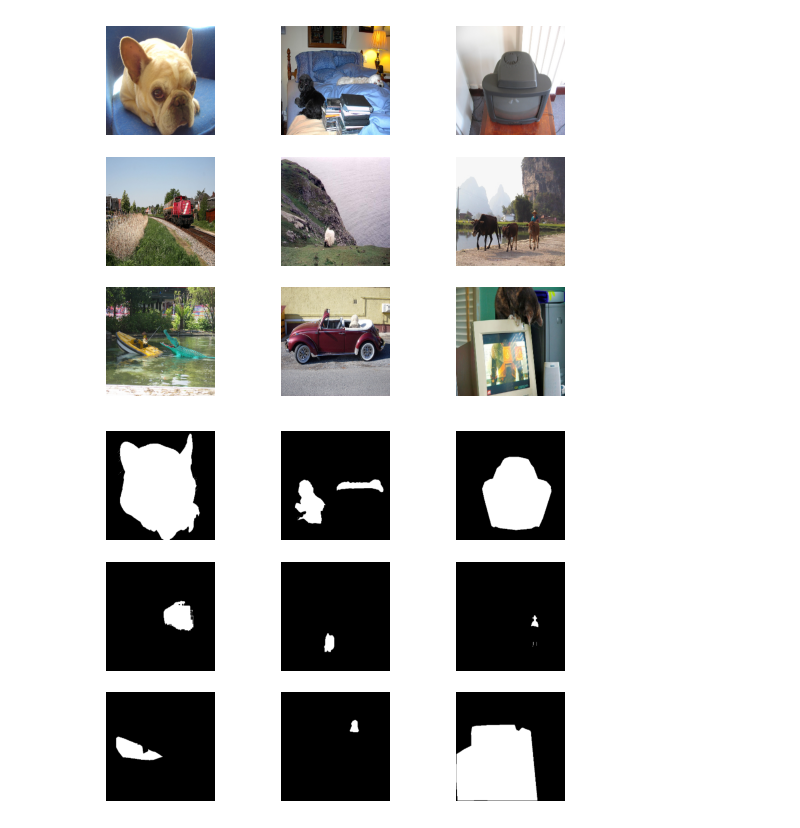
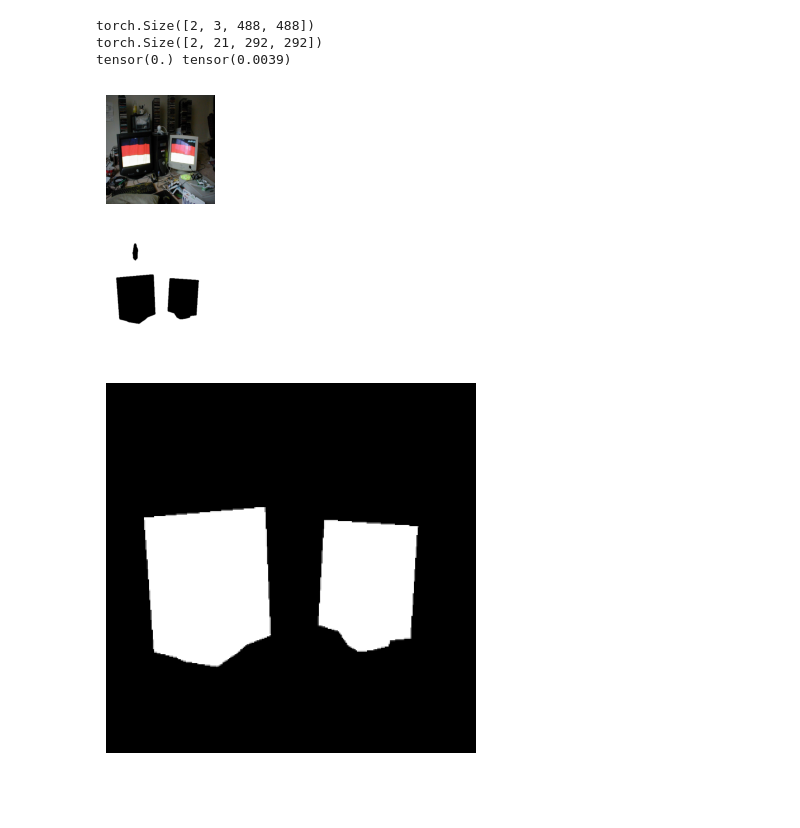
Before and after one commit to valentin-fngr/toy_torch, a Jupyter notebook: tiny_segmentation.ipynb, the cells around one changed output. Saved outputs shown, nothing was run; the diff lists cells and outputs as text; code cells hidden in the pictures; blank space fills up the shorter version.

```diff
--- a/tiny_segmentation.ipynb
+++ b/tiny_segmentation.ipynb
@@ -15,21 +20,22 @@ import numpy as np
 # %%
 train_transform = transforms.Compose([
     transforms.ToTensor(),
-    transforms.Resize((config.image_height, config.image_width)),
-    # ImageNormalization(),
+    ImageNormalization(),
+    transforms.Resize((config.image_height, config.image_width))
 ])
 
 
 mask_transform = transforms.Compose([
     transforms.ToTensor(),
-    transforms.Resize((config.image_height, config.image_width)),
-
+    transforms.Resize((config.mask_height, config.mask_width)),
 ])
 
 
 test_transform = transforms.Compose([
     transforms.ToTensor(),
-    # ImageNormalization(),
+    ImageNormalization(),
+    transforms.Resize((config.image_height, config.image_width)),
+
 ])
 # %%
 VOC_COLORMAP = [
@@ -58,9 +64,9 @@ VOC_COLORMAP = [
 
 
 class PascalVOCDataset(VOCSegmentation):
-    def __init__(self, root="~/data/pascal_voc", image_set="train", download=True, mask_transform=None, transform=None):
+    def __init__(self, root="~/data/pascal_voc", image_set="train", download=True, year="2007", mask_transform=None, transform=None):
         self.mask_transform = mask_transform
-        super().__init__(root=root, image_set=image_set, download=download, transform=transform)
+        super().__init__(root=root, image_set=image_set, download=download, year=year, transform=transform)
 
     @staticmethod
     def _convert_to_segmentation_mask(mask):
@@ -77,6 +83,7 @@ class PascalVOCDataset(VOCSegmentation):
         for label_index, label in enumerate(VOC_COLORMAP):
             # makes sense, check for color code basically, set to zero else
             segmentation_mask[:, :, label_index] = np.all(mask == label, axis=-1).astype(float)
+
         return segmentation_mask
 
     def __getitem__(self, index):
@@ -91,10 +98,11 @@ class PascalVOCDataset(VOCSegmentation):
         # resize masks
         if self.mask_transform is not None:
             mask = self.mask_transform(mask)
+
         return image, mask
 # %%
-train_dataset =  PascalVOCDataset(root="../../research/dataset/", download=False, image_set="train", mask_transform=mask_transform, transform=train_transform)
-val_dataset = PascalVOCDataset(root="../../research/dataset/", download=False, image_set="val", mask_transform=mask_transform, transform=test_transform)
+train_dataset =  PascalVOCDataset(root="../../research/dataset/", download=False, year="2012", image_set="train", mask_transform=mask_transform, transform=train_transform)
+val_dataset = PascalVOCDataset(root="../../research/dataset/", download=False, year="2012", image_set="val", mask_transform=mask_transform, transform=test_transform)
 
 train_loader = DataLoader(train_dataset, batch_size=config.batch_size, num_workers=4, shuffle=True)
-val_dataset = DataLoader(val_dataset, batch_size=config.batch_size, num_workers=4, shuffle=True)
+val_loader = DataLoader(val_dataset, batch_size=config.batch_size, num_workers=4, shuffle=True)
@@ -104,31 +109,39 @@ for img, segmentation in train_dataset:
 # %%
 ### check data
 
 for data in train_loader:
     imgs, masks = data
 
-    for i in range(9):
+    print(imgs.shape)
+    print(masks.shape)
+    print(imgs.min(), imgs.max())
+
+    for i in range(1):
         ax = plt.subplot(3, 3, i + 1)
-        np_img = torch.permute(imgs[i], (1, 2, 0)).numpy()
+        np_img = torch.permute(imgs[i] * 255.0, (1, 2, 0)).numpy()
         plt.imshow(np_img)
         plt.axis("off")
 
     plt.show()
-
-    for i in range(9):
+    for i in range(1):
         ax = plt.subplot(3, 3, i + 1)
         np_img = torch.permute(masks[i], (1, 2, 0)).numpy()
 
         for idx, label  in enumerate(VOC_COLORMAP):
             if np.max(np_img[:, :,idx]) == 1.0:
                 plt.imshow(np_img[:, :, idx], cmap="gray")
                 plt.axis("off")
+                plt.show()
 
-    plt.show()
+
     break
 # %% [output]
+torch.Size([2, 3, 488, 488])
+torch.Size([2, 21, 292, 292])
+tensor(0.) tensor(0.0039)
-[figure, old version]
+[figure, new version]
-[figure, old version]
+[figure, new version]
+[figure, added]
 # %%
 class UnetBlock(nn.Module):
 
```
Also changed, not shown: parts of 13 cells of this notebook, 5 other files.
